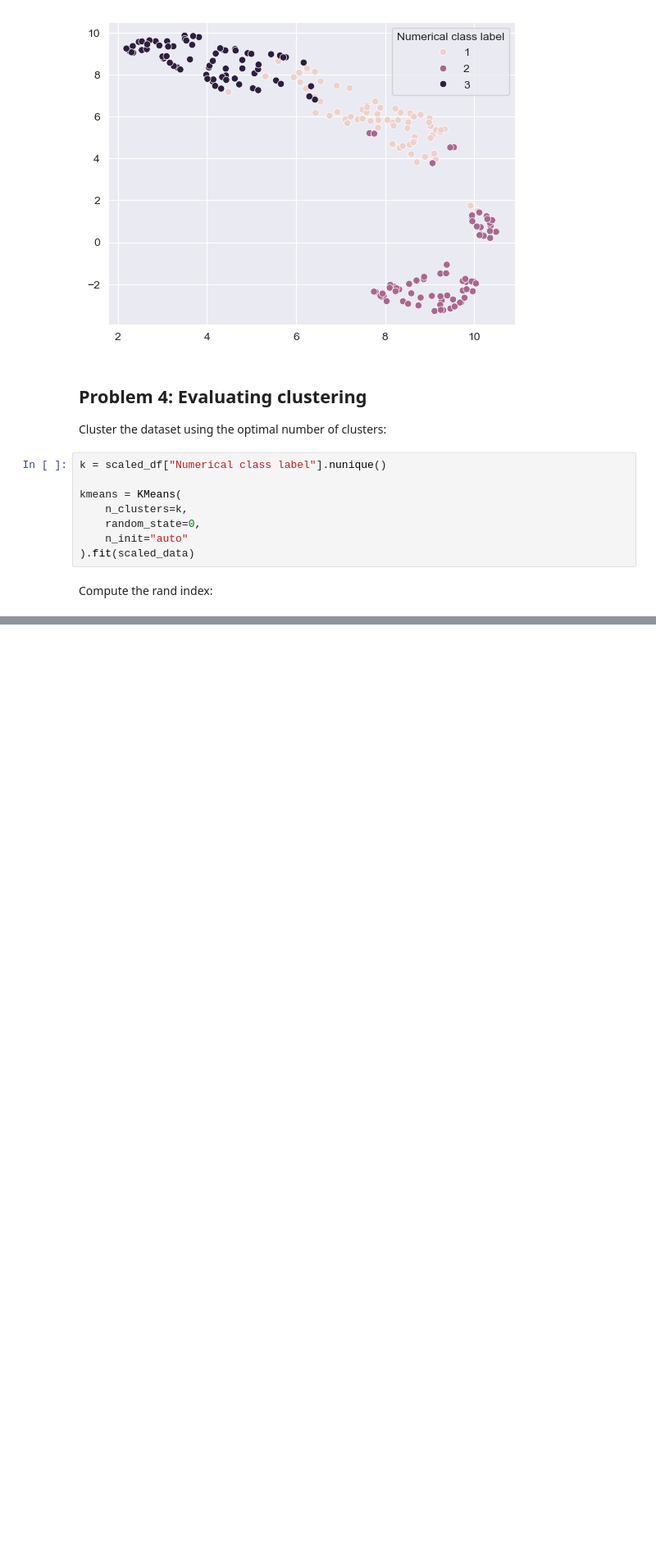
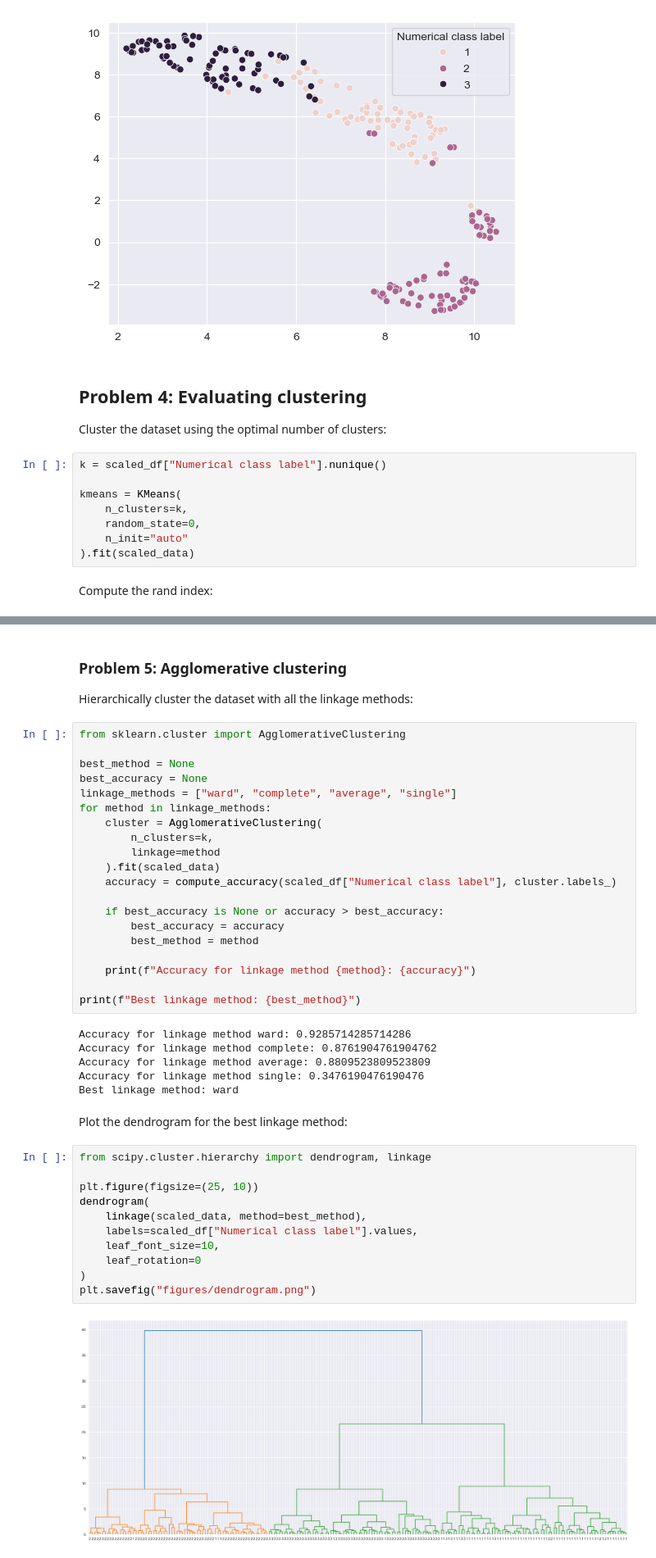
Before and after one commit to GiacomoGuidotto/DAT565, a Jupyter notebook: assignment-5/notebook-5.ipynb, the cells around one changed output, grey strips where cells are left out. Shown at 82% size. Saved outputs shown, nothing was run; the diff lists cells and outputs as text; blank space fills up the shorter version.

```diff
--- a/assignment-5/notebook-5.ipynb
+++ b/assignment-5/notebook-5.ipynb
@@ -162,0 +178,45 @@ Accuracy: 0.05238095238095238
+# %% [markdown]
+### Problem 5: Agglomerative clustering
+
+Hierarchically cluster the dataset with all the linkage methods:
+# %%
+from sklearn.cluster import AgglomerativeClustering
+
+best_method = None
+best_accuracy = None
+linkage_methods = ["ward", "complete", "average", "single"]
+for method in linkage_methods:
+	cluster = AgglomerativeClustering(
+		n_clusters=k,
+		linkage=method
+	).fit(scaled_data)
+	accuracy = compute_accuracy(scaled_df["Numerical class label"], cluster.labels_)
+
+	if best_accuracy is None or accuracy > best_accuracy:
+		best_accuracy = accuracy
+		best_method = method
+
+	print(f"Accuracy for linkage method {method}: {accuracy}")
+
+print(f"Best linkage method: {best_method}")
+# %% [output]
+Accuracy for linkage method ward: 0.9285714285714286
+Accuracy for linkage method complete: 0.8761904761904762
+Accuracy for linkage method average: 0.8809523809523809
+Accuracy for linkage method single: 0.3476190476190476
+Best linkage method: ward
+# %% [markdown]
+Plot the dendrogram for the best linkage method:
+# %%
+from scipy.cluster.hierarchy import dendrogram, linkage
+
+plt.figure(figsize=(25, 10))
+dendrogram(
+	linkage(scaled_data, method=best_method),
+	labels=scaled_df["Numerical class label"].values,
+	leaf_font_size=10,
+	leaf_rotation=0
+)
+plt.savefig("figures/dendrogram.png")
+# %% [output]
+[figure, added]
```
Also changed, not shown: parts of 5 cells of this notebook, 1 other file.
